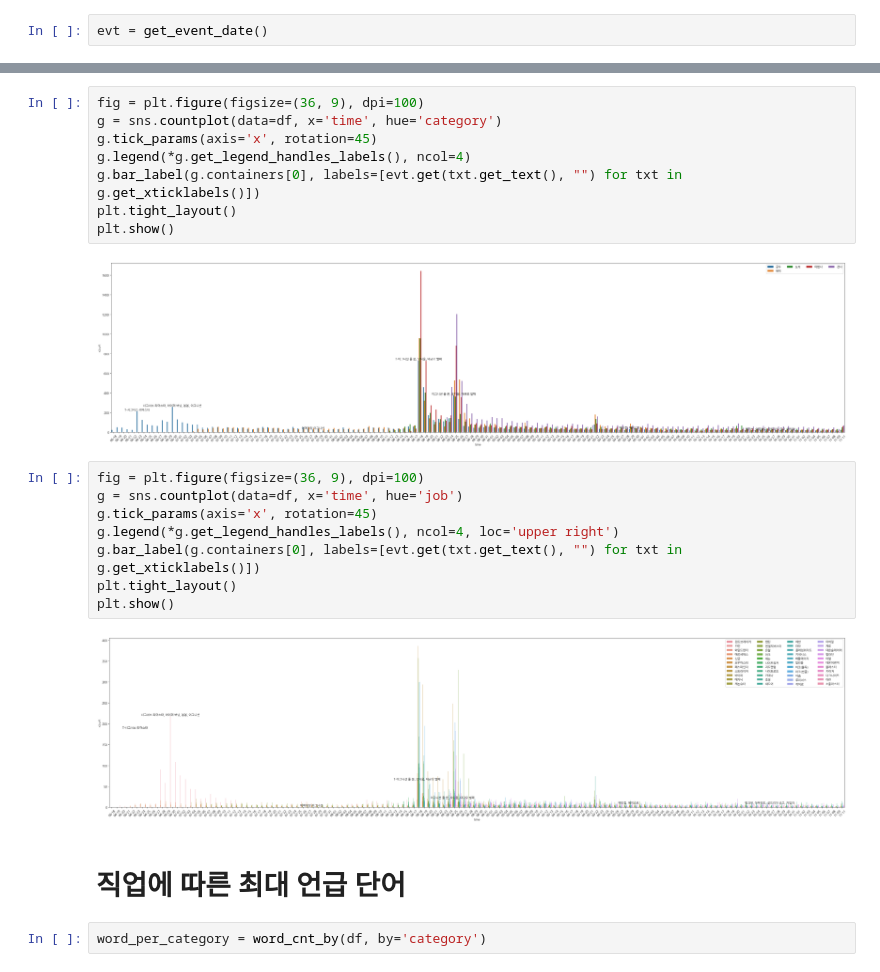
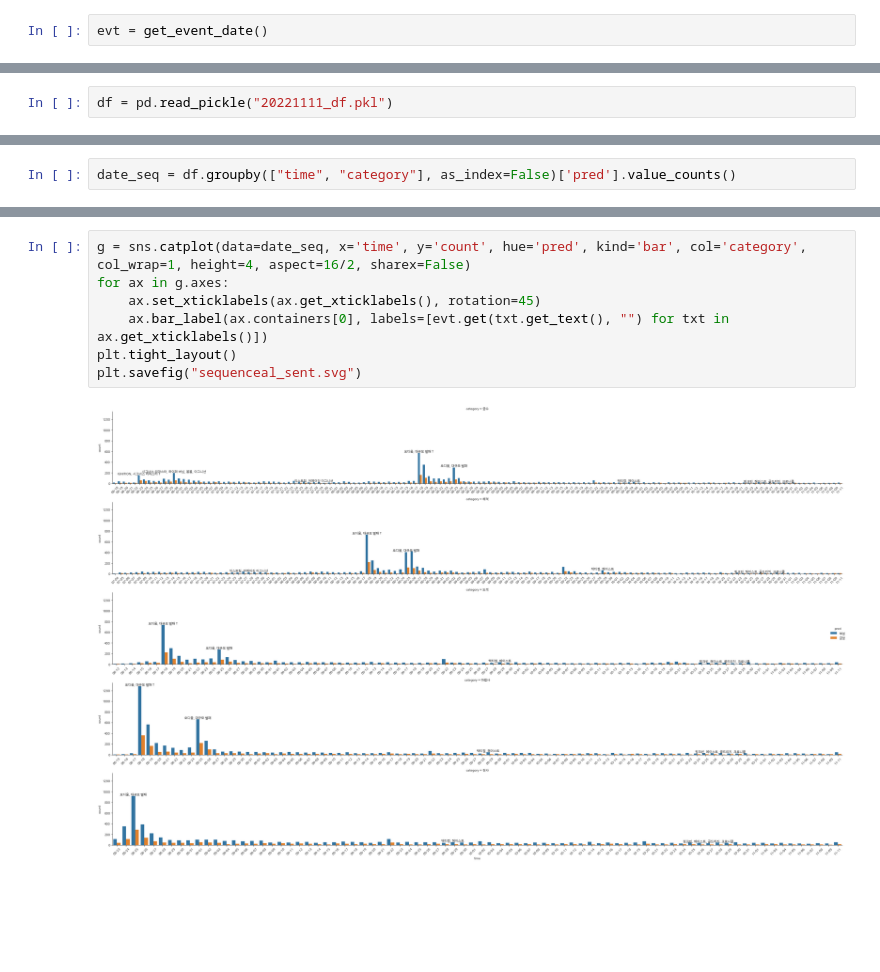
Before and after one commit to HideOnHouse/Inventory, a Jupyter notebook: eda_ai.ipynb, the cells around one changed output, grey strips where cells are left out. Saved outputs shown, nothing was run; the diff lists cells and outputs as text; blank space fills up the shorter version.

```diff
--- a/eda_ai.ipynb
+++ b/eda_ai.ipynb
@@ -43,0 +18,2 @@ plt.show()
+# %%
+df = pd.read_pickle("20221111_df.pkl")
@@ -43,0 +23,2 @@ plt.show()
+# %%
+date_seq = df.groupby(["time", "category"], as_index=False)['pred'].value_counts()
@@ -44,24 +41,9 @@ plt.show()
 # %%
-fig = plt.figure(figsize=(36, 9), dpi=100)
-g = sns.countplot(data=df, x='time', hue='category')
-g.tick_params(axis='x', rotation=45)
-g.legend(*g.get_legend_handles_labels(), ncol=4)
-g.bar_label(g.containers[0], labels=[evt.get(txt.get_text(), "") for txt in g.get_xticklabels()])
+g = sns.catplot(data=date_seq, x='time', y='count', hue='pred', kind='bar', col='category', col_wrap=1, height=4, aspect=16/2, sharex=False)
+for ax in g.axes:
+    ax.set_xticklabels(ax.get_xticklabels(), rotation=45)
+    ax.bar_label(ax.containers[0], labels=[evt.get(txt.get_text(), "") for txt in ax.get_xticklabels()])
 plt.tight_layout()
-plt.show()
+plt.savefig("sequenceal_sent.svg")
 # %% [output]
-[figure, old version]
+[figure, new version]
-# %%
-fig = plt.figure(figsize=(36, 9), dpi=100)
-g = sns.countplot(data=df, x='time', hue='job')
-g.tick_params(axis='x', rotation=45)
-g.legend(*g.get_legend_handles_labels(), ncol=4, loc='upper right')
-g.bar_label(g.containers[0], labels=[evt.get(txt.get_text(), "") for txt in g.get_xticklabels()])
-plt.tight_layout()
-plt.show()
-# %% [output]
-[figure, removed]
-# %% [markdown]
-# 직업에 따른 최대 언급 단어
-# %%
-word_per_category = word_cnt_by(df, by='category')
```
Also changed, not shown: parts of 20 cells of this notebook, 6 other files.
